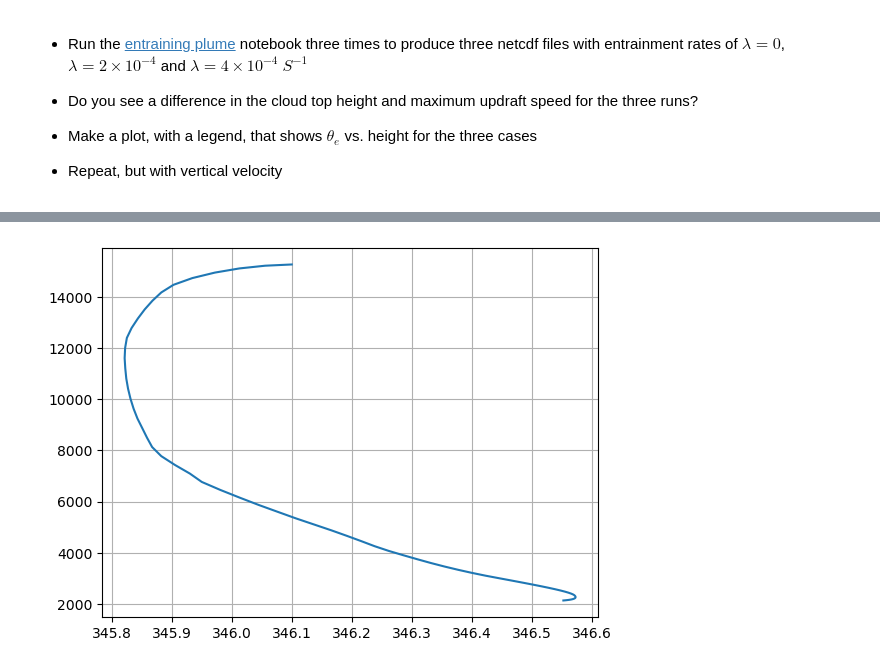
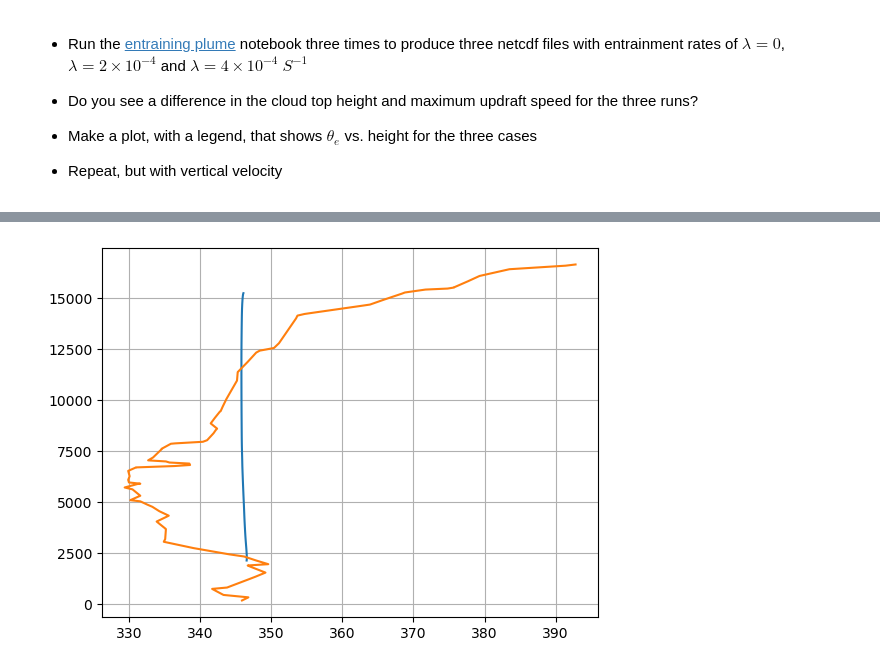
Before and after one commit to phaustin/a405_2024, a Jupyter notebook: notebooks/worksheets/plot_entrainment.ipynb, the cells around one changed output, grey strips where cells are left out. Drawn from its saved outputs; the diff is of its cells as text; code cells hidden in the pictures.

```diff
--- a/notebooks/worksheets/plot_entrainment.ipynb
+++ b/notebooks/worksheets/plot_entrainment.ipynb
@@ -37,6 +40,7 @@ Attributes:
 # %%
 fig, ax = plt.subplots(1,1)
 ax.plot('thetae_cloud','cloud_height',data = the_ds)
+ax.plot('env_thetae','env_height',data = the_ds)
 ax.grid(True)
 # %% [output]
-[figure, old version]
+[figure, new version]
```
Also changed, not shown: parts of 1 cell of this notebook, 9 other files.
